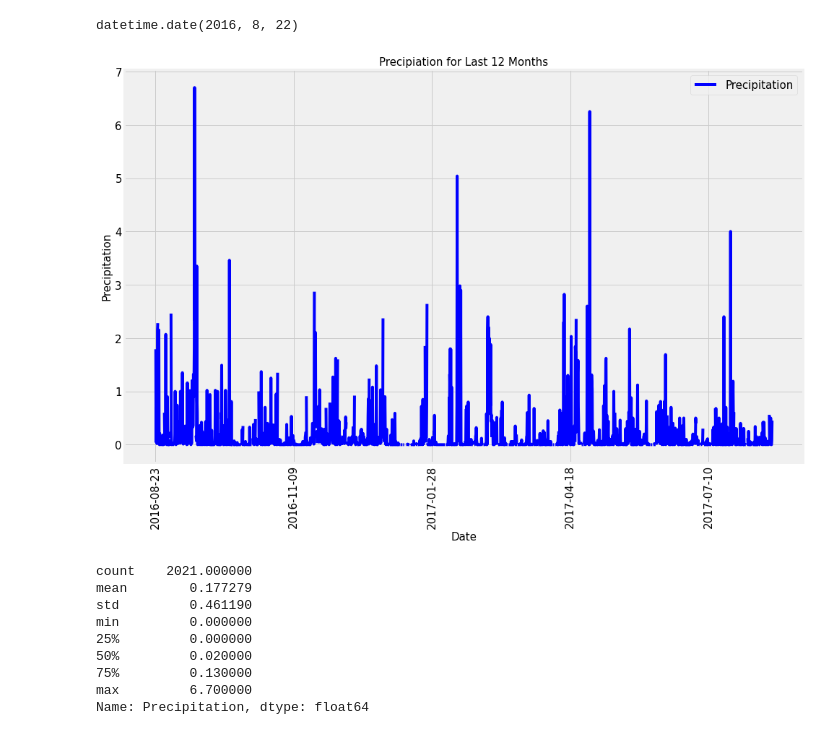
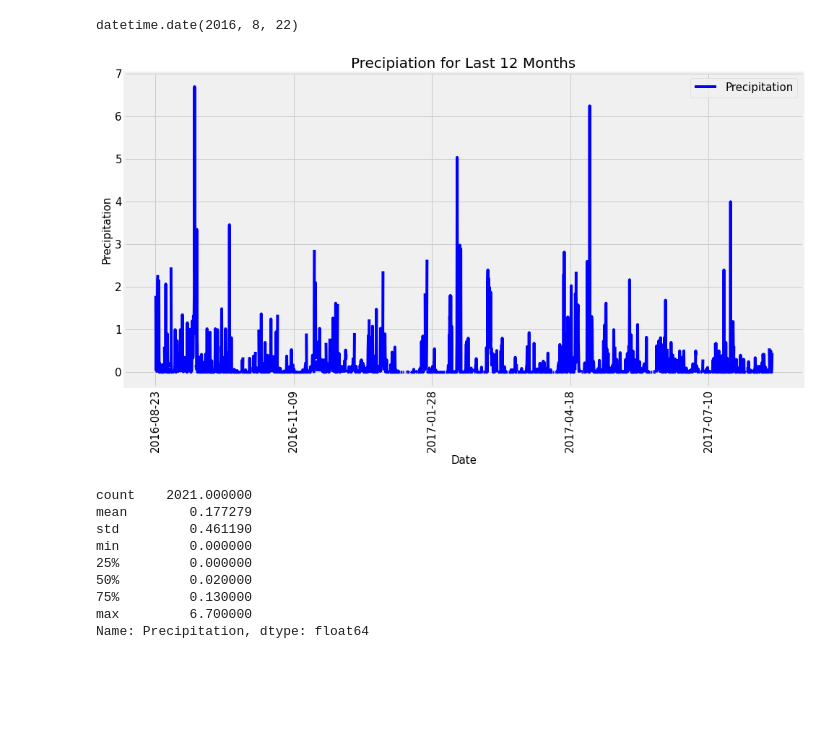
Before and after one commit to kpellas/SQLALCHEMY-challenge, a Jupyter notebook: climate.ipynb, the cells around one changed output. Saved outputs shown, nothing was run; the diff lists cells and outputs as text; code cells hidden in the pictures; blank space fills up the shorter version.

```diff
--- a/climate.ipynb
+++ b/climate.ipynb
@@ -90,17 +90,16 @@ df.set_index('Date', inplace = True)
 df = df.sort_values(by='Date')
 # %%
 # Use Pandas Plotting with Matplotlib to plot the data
-fig, ax = plt.subplots(figsize = (15, 10))
-df.plot(ax = ax, color="blue")
+df.plot(color="blue", figsize=(15, 8))
 
 plt.xlabel('Date', fontsize = 15)
 plt.ylabel('Precipitation',  fontsize = 15)
-plt.title('Precipiation for Last 12 Months', fontsize = 15)
+plt.title('Precipiation for Last 12 Months', fontsize = 20)
 plt.xticks(fontsize = 15, rotation=90)
 plt.yticks(fontsize = 15)
 plt.legend(fontsize = 15);
 # %% [output]
-[figure, old version]
+[figure, new version]
 # %%
 # Use Pandas to calcualte the summary statistics for the precipitation data
 df.reset_index(inplace=True)
```
Also changed, not shown: parts of 10 cells of this notebook.
